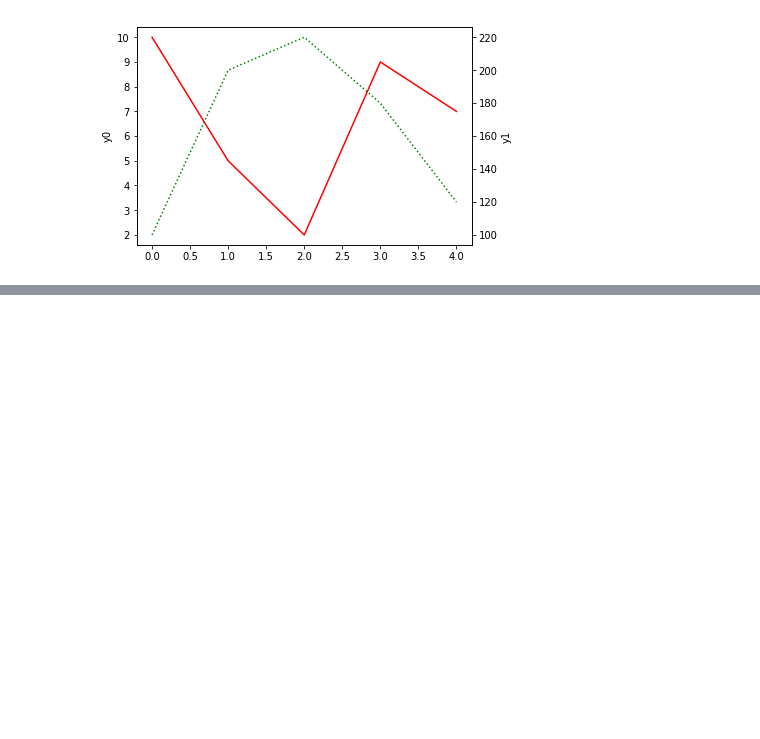
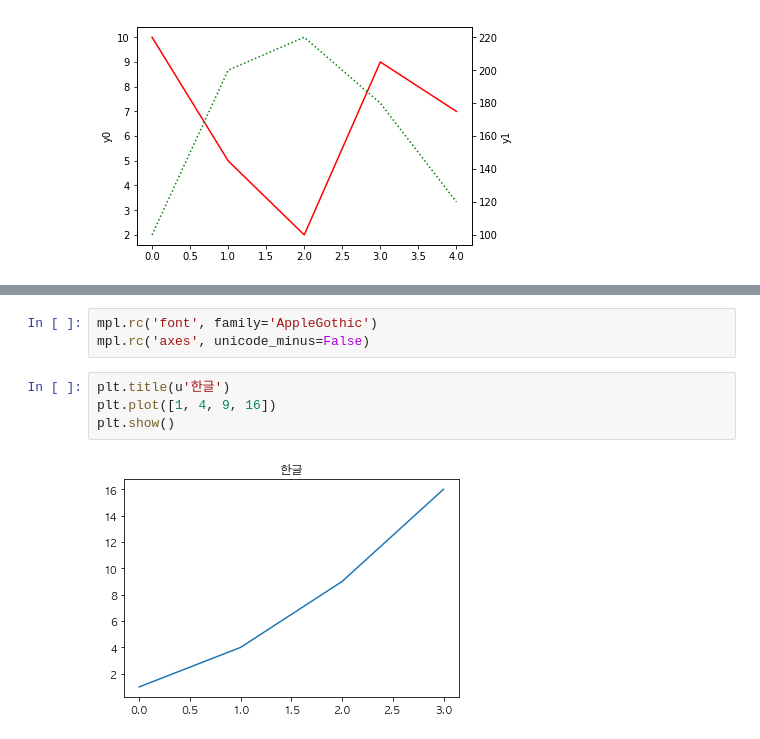
Before and after one commit to whatchKimjimin/Datascienceschool-Study, a Jupyter notebook: 03_ 시각화/01_시각화 패키지 Matplotlib 소개.ipynb, the cells around one changed output, grey strips where cells are left out. Drawn from its saved outputs; the diff is of its cells as text; blank space fills up the shorter version.

```diff
--- a/03_ 시각화/01_시각화 패키지 Matplotlib 소개.ipynb
+++ b/03_ 시각화/01_시각화 패키지 Matplotlib 소개.ipynb
@@ -326,0 +353,9 @@ plt.show()
+# %%
+mpl.rc('font', family='AppleGothic')
+mpl.rc('axes', unicode_minus=False)
+# %%
+plt.title(u'한글')
+plt.plot([1, 4, 9, 16])
+plt.show()
+# %% [output]
+[figure, added]
```
Also changed, not shown: parts of 3 cells of this notebook, 2 other files.
